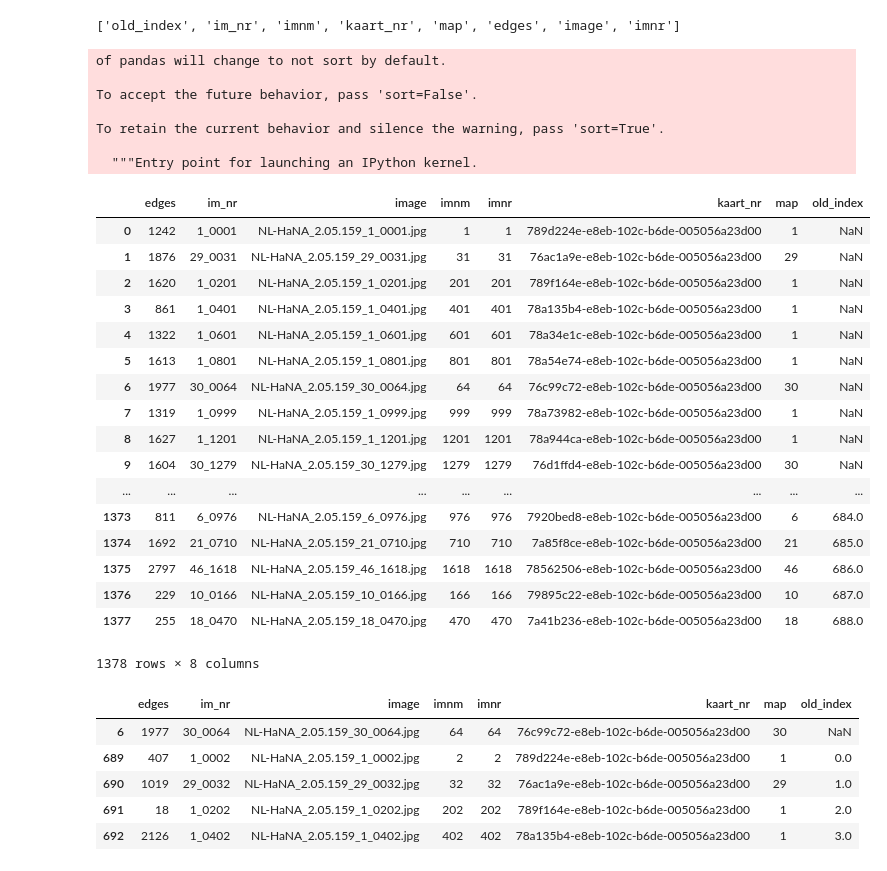
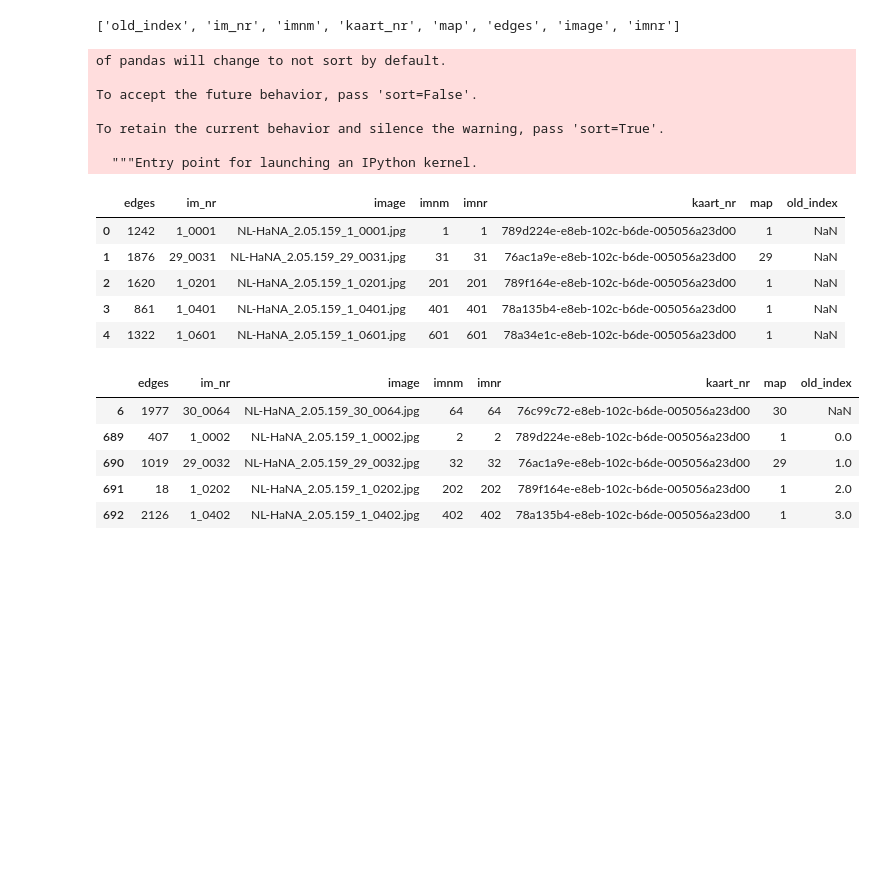
Before and after one commit to HoekR/MIGRANT, a Jupyter notebook: results/exploring_data_integration/notebooks/emigration_data_explorations_part5_sample_densities.ipynb, the cells around one changed output. Saved outputs shown, nothing was run; the diff lists cells and outputs as text; code cells hidden in the pictures; blank space fills up the shorter version.

```diff
--- a/results/exploring_data_integration/notebooks/emigration_data_explorations_part5_sample_densities.ipynb
+++ b/results/exploring_data_integration/notebooks/emigration_data_explorations_part5_sample_densities.ipynb
@@ -68,33 +68,21 @@ nn = pd.DataFrame.from_records(nwrs, columns=nncolumns)
 ['old_index', 'im_nr', 'imnm', 'kaart_nr', 'map', 'edges', 'image', 'imnr']
 # %%
 complete_simgs = pd.concat([sample_images, nn], ignore_index=True)
-complete_simgs
+complete_simgs.head()
 # %% [output]
 of pandas will change to not sort by default.
 
 To accept the future behavior, pass 'sort=False'.
 
 To retain the current behavior and silence the warning, pass 'sort=True'.
 
   """Entry point for launching an IPython kernel.
 |  | edges | im_nr | image | imnm | imnr | kaart_nr | map | old_index |
 | 0 | 1242 | 1_0001 | NL-HaNA_2.05.159_1_0001.jpg | 1 | 1 | 789d224e-e8eb-102c-b6de-005056a23d00 | 1 | NaN |
 | 1 | 1876 | 29_0031 | NL-HaNA_2.05.159_29_0031.jpg | 31 | 31 | 76ac1a9e-e8eb-102c-b6de-005056a23d00 | 29 | NaN |
 | 2 | 1620 | 1_0201 | NL-HaNA_2.05.159_1_0201.jpg | 201 | 201 | 789f164e-e8eb-102c-b6de-005056a23d00 | 1 | NaN |
 | 3 | 861 | 1_0401 | NL-HaNA_2.05.159_1_0401.jpg | 401 | 401 | 78a135b4-e8eb-102c-b6de-005056a23d00 | 1 | NaN |
 | 4 | 1322 | 1_0601 | NL-HaNA_2.05.159_1_0601.jpg | 601 | 601 | 78a34e1c-e8eb-102c-b6de-005056a23d00 | 1 | NaN |
-| 5 | 1613 | 1_0801 | NL-HaNA_2.05.159_1_0801.jpg | 801 | 801 | 78a54e74-e8eb-102c-b6de-005056a23d00 | 1 | NaN |
-| 6 | 1977 | 30_0064 | NL-HaNA_2.05.159_30_0064.jpg | 64 | 64 | 76c99c72-e8eb-102c-b6de-005056a23d00 | 30 | NaN |
-| 7 | 1319 | 1_0999 | NL-HaNA_2.05.159_1_0999.jpg | 999 | 999 | 78a73982-e8eb-102c-b6de-005056a23d00 | 1 | NaN |
-| 8 | 1627 | 1_1201 | NL-HaNA_2.05.159_1_1201.jpg | 1201 | 1201 | 78a944ca-e8eb-102c-b6de-005056a23d00 | 1 | NaN |
-| 9 | 1604 | 30_1279 | NL-HaNA_2.05.159_30_1279.jpg | 1279 | 1279 | 76d1ffd4-e8eb-102c-b6de-005056a23d00 | 30 | NaN |
-| ... | ... | ... | ... | ... | ... | ... | ... | ... |
-| 1373 | 811 | 6_0976 | NL-HaNA_2.05.159_6_0976.jpg | 976 | 976 | 7920bed8-e8eb-102c-b6de-005056a23d00 | 6 | 684.0 |
-| 1374 | 1692 | 21_0710 | NL-HaNA_2.05.159_21_0710.jpg | 710 | 710 | 7a85f8ce-e8eb-102c-b6de-005056a23d00 | 21 | 685.0 |
-| 1375 | 2797 | 46_1618 | NL-HaNA_2.05.159_46_1618.jpg | 1618 | 1618 | 78562506-e8eb-102c-b6de-005056a23d00 | 46 | 686.0 |
-| 1376 | 229 | 10_0166 | NL-HaNA_2.05.159_10_0166.jpg | 166 | 166 | 79895c22-e8eb-102c-b6de-005056a23d00 | 10 | 687.0 |
-| 1377 | 255 | 18_0470 | NL-HaNA_2.05.159_18_0470.jpg | 470 | 470 | 7a41b236-e8eb-102c-b6de-005056a23d00 | 18 | 688.0 |
-1378 rows × 8 columns
 # %%
 # once again divide images into fronts and back, and turn them into separate dataframes
 x = complete_simgs.image.str.rpartition('_')
```
Also changed, not shown: parts of 31 cells of this notebook, 3 other files.
